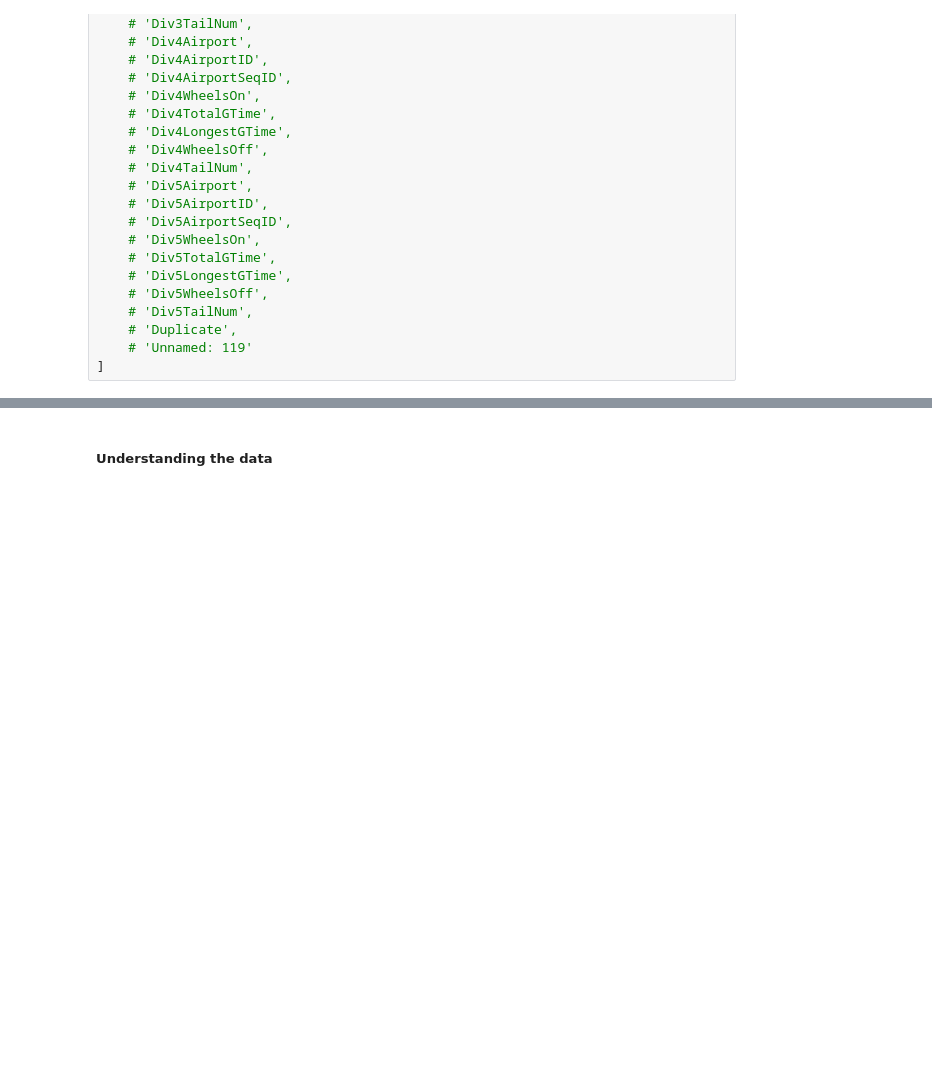
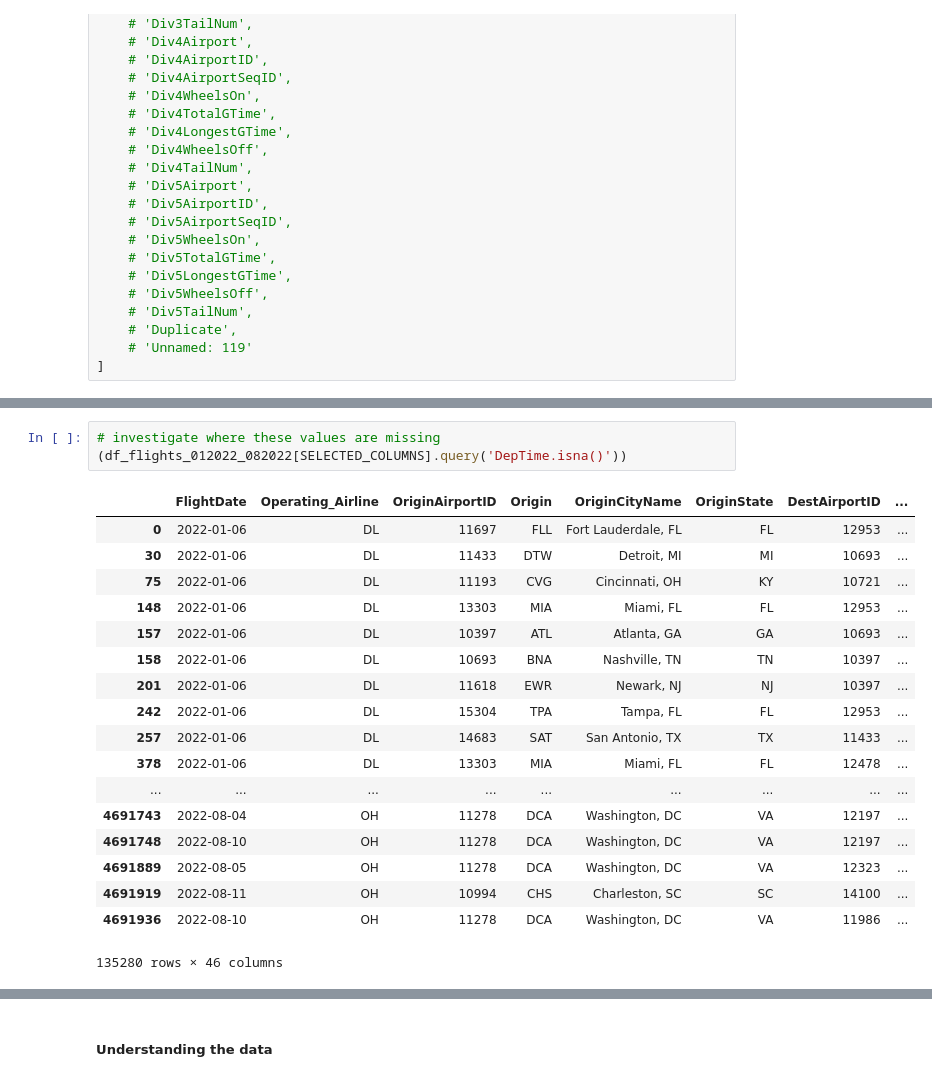
Before and after one commit to georgetown-analytics/team-3, a Jupyter notebook: flight_model/notebooks/EDA/eda1_flight_data_082022.ipynb, the cells around one changed output, grey strips where cells are left out. Drawn from its saved outputs; the diff is of its cells as text; blank space fills up the shorter version.

```diff
--- a/flight_model/notebooks/EDA/eda1_flight_data_082022.ipynb
+++ b/flight_model/notebooks/EDA/eda1_flight_data_082022.ipynb
@@ -268,0 +408,22 @@ dtype: object
+# %%
+# investigate where these values are missing
+(df_flights_012022_082022[SELECTED_COLUMNS].query('DepTime.isna()'))
+# %% [output]
+|  | FlightDate | Operating_Airline | OriginAirportID | Origin | OriginCityName | OriginState | DestAirportID | ... |
+| 0 | 2022-01-06 | DL | 11697 | FLL | Fort Lauderdale, FL | FL | 12953 | ... |
+| 30 | 2022-01-06 | DL | 11433 | DTW | Detroit, MI | MI | 10693 | ... |
+| 75 | 2022-01-06 | DL | 11193 | CVG | Cincinnati, OH | KY | 10721 | ... |
+| 148 | 2022-01-06 | DL | 13303 | MIA | Miami, FL | FL | 12953 | ... |
+| 157 | 2022-01-06 | DL | 10397 | ATL | Atlanta, GA | GA | 10693 | ... |
+| 158 | 2022-01-06 | DL | 10693 | BNA | Nashville, TN | TN | 10397 | ... |
+| 201 | 2022-01-06 | DL | 11618 | EWR | Newark, NJ | NJ | 10397 | ... |
+| 242 | 2022-01-06 | DL | 15304 | TPA | Tampa, FL | FL | 12953 | ... |
+| 257 | 2022-01-06 | DL | 14683 | SAT | San Antonio, TX | TX | 11433 | ... |
+| 378 | 2022-01-06 | DL | 13303 | MIA | Miami, FL | FL | 12478 | ... |
+| ... | ... | ... | ... | ... | ... | ... | ... | ... |
+| 4691743 | 2022-08-04 | OH | 11278 | DCA | Washington, DC | VA | 12197 | ... |
+| 4691748 | 2022-08-10 | OH | 11278 | DCA | Washington, DC | VA | 12197 | ... |
+| 4691889 | 2022-08-05 | OH | 11278 | DCA | Washington, DC | VA | 12323 | ... |
+| 4691919 | 2022-08-11 | OH | 10994 | CHS | Charleston, SC | SC | 14100 | ... |
+| 4691936 | 2022-08-10 | OH | 11278 | DCA | Washington, DC | VA | 11986 | ... |
+135280 rows × 46 columns
```
Also changed, not shown: parts of 65 cells of this notebook, 2 other files.
